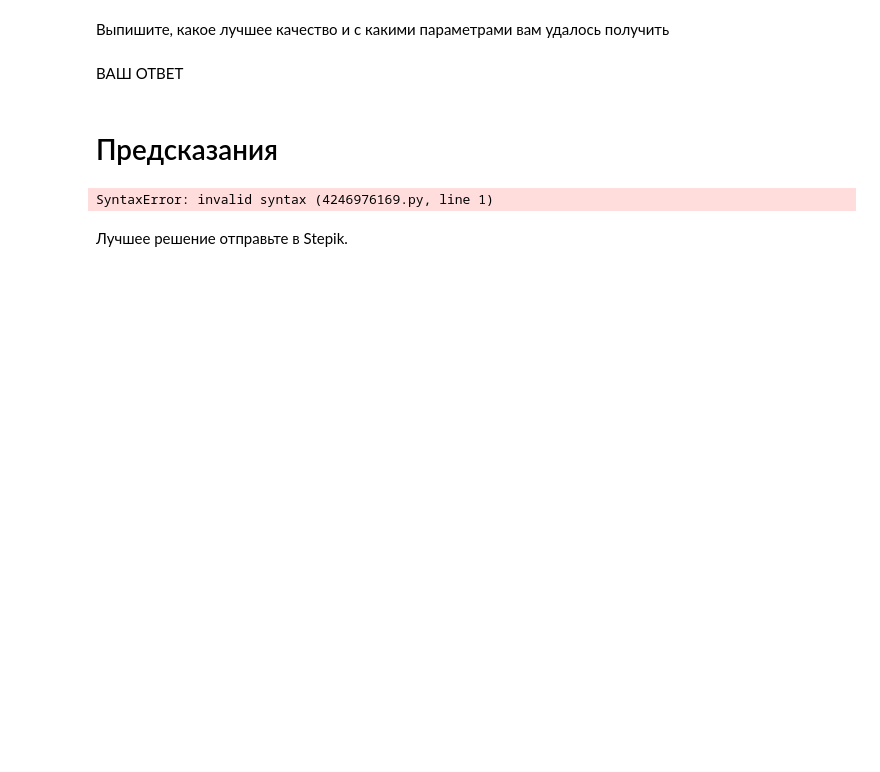
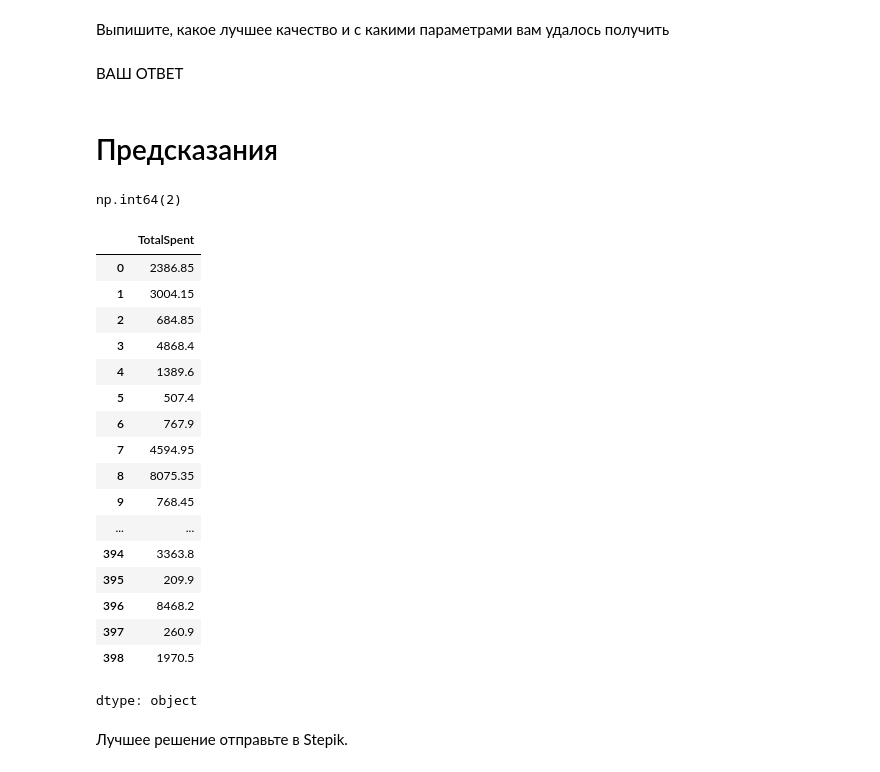
Before and after one commit to TheSunlitMan/Concrete-Compressive-Strenght-Prediction, a Jupyter notebook: week_03_composition_model_selection/Homework/hw_3_kaggle.ipynb, the cells around one changed output. Drawn from its saved outputs; the diff is of its cells as text; code cells hidden in the pictures; blank space fills up the shorter version.

```diff
--- a/week_03_composition_model_selection/Homework/hw_3_kaggle.ipynb
+++ b/week_03_composition_model_selection/Homework/hw_3_kaggle.ipynb
@@ -607,7 +600,3 @@ output.disable_custom_widget_manager()
 ВАШ ОТВЕТ
 # %% [markdown]
 # Предсказания
-# %%
-best_model = # какая-то предыдущая модель
-# %% [output]
-SyntaxError: invalid syntax (4246976169.py, line 1)
@@ -614 +605,26 @@ SyntaxError: invalid syntax (4246976169.py, line 1)
+# %%
+test.isna().sum().sum()
+# %% [output]
+np.int64(2)
+# %%
+test["TotalSpent"].fillna(0)
+# %% [output]
+|  | TotalSpent |
+| 0 | 2386.85 |
+| 1 | 3004.15 |
+| 2 | 684.85 |
+| 3 | 4868.4 |
+| 4 | 1389.6 |
+| 5 | 507.4 |
+| 6 | 767.9 |
+| 7 | 4594.95 |
+| 8 | 8075.35 |
+| 9 | 768.45 |
+| ... | ... |
+| 394 | 3363.8 |
+| 395 | 209.9 |
+| 396 | 8468.2 |
+| 397 | 260.9 |
+| 398 | 1970.5 |
+dtype: object
 # %%
```
Also changed, not shown: parts of 10 cells of this notebook.
